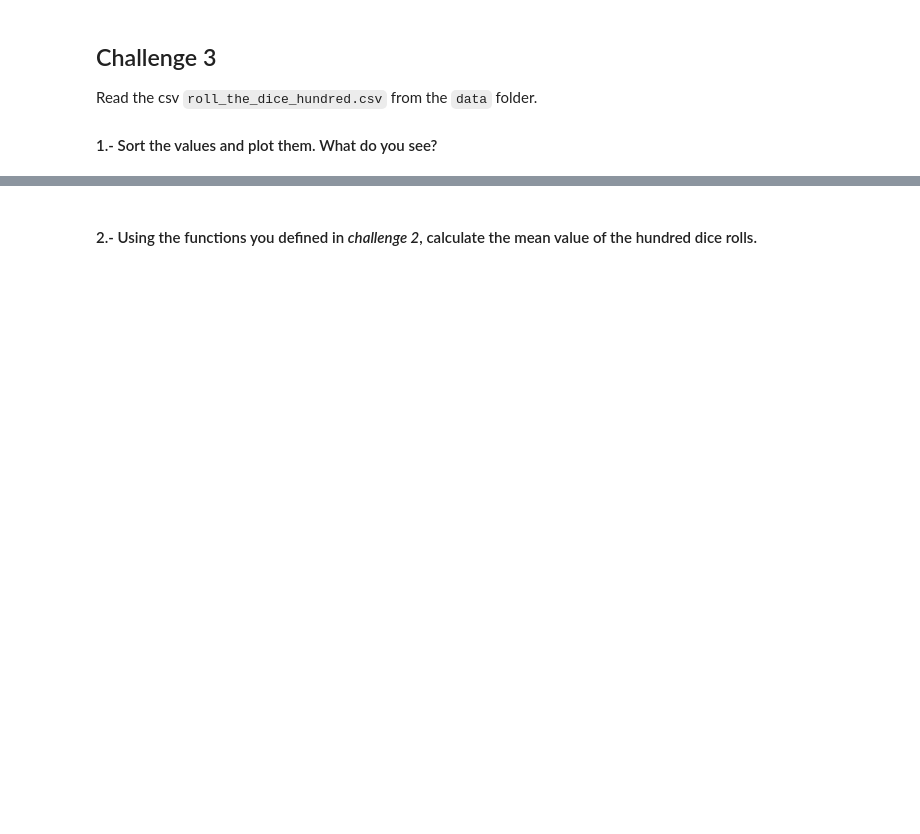
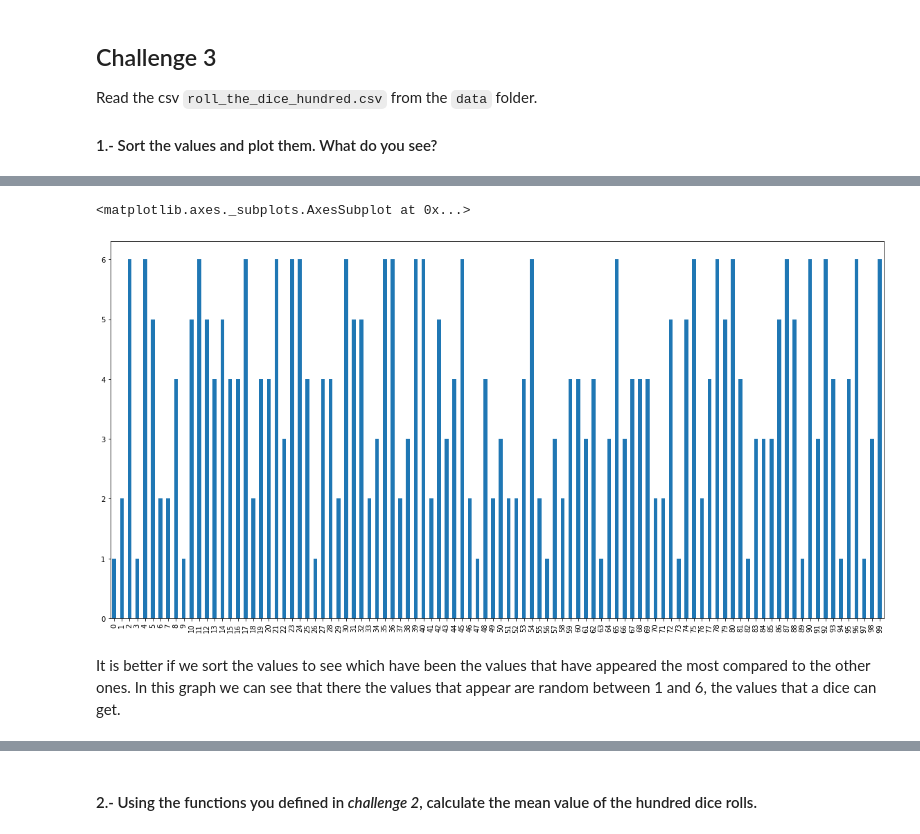
Before and after one commit to ta-data-bcn/descriptive-stats, a Jupyter notebook: your-code/main.ipynb, the cells around one changed output, grey strips where cells are left out. Drawn from its saved outputs; the diff is of its cells as text; code cells hidden in the pictures; blank space fills up the shorter version.

```diff
--- a/your-code/main.ipynb
+++ b/your-code/main.ipynb
@@ -135,2 +150,3 @@ Read the csv `roll_the_dice_hundred.csv` from the `data` folder.
 # %%
-roll_dice_values = pd.read_csv('/data/roll_the_dice_hundred.csv')
+#Importing csv file
+roll_dice_values = pd.read_csv('roll_the_dice_hundred.csv', index_col=0)
@@ -142,0 +162,7 @@ your comments here
+# %%
+roll_dice_values.value.plot(kind='bar', figsize=(20,10))
+# %% [output]
+<matplotlib.axes._subplots.AxesSubplot at 0x...>
+[figure, added]
+# %% [markdown]
+It is better if we sort the values to see which have been the values that have appeared the most compared to the other ones. In this graph we can see that there the values that appear are random between 1 and 6, the values that a dice can get.
```
Also changed, not shown: parts of 71 cells of this notebook.
